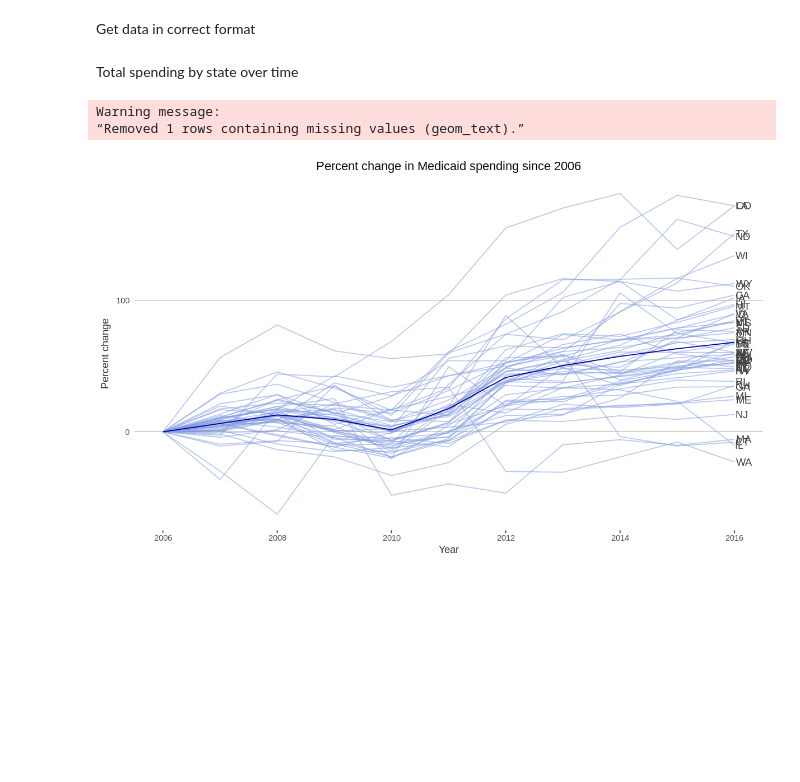
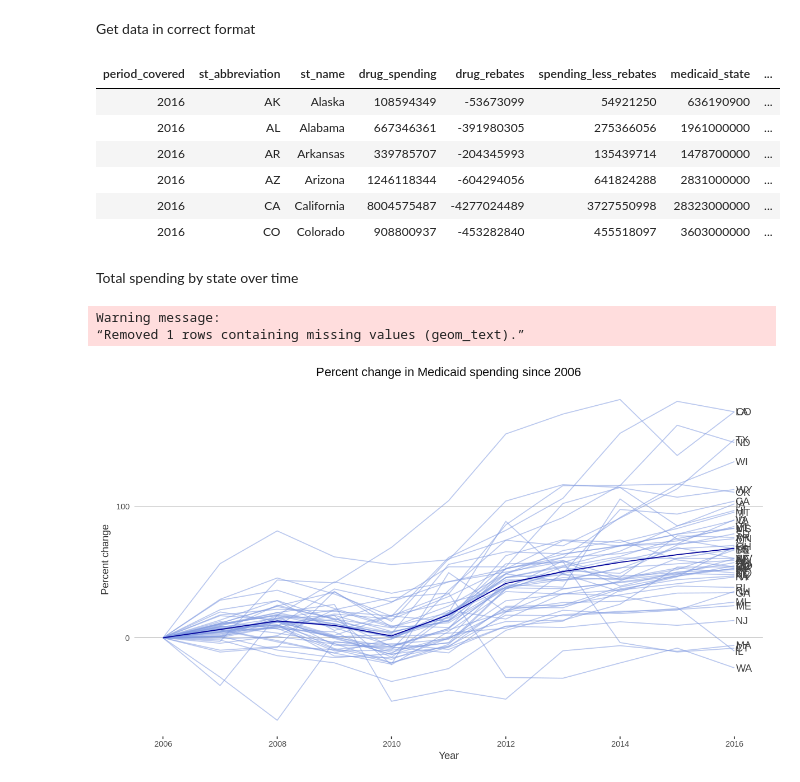
Before and after one commit to PublicI/medicaid-graphic, a Jupyter notebook: graphic.ipynb, the cells around one changed output. Saved outputs shown, nothing was run; the diff lists cells and outputs as text; code cells hidden in the pictures; blank space fills up the shorter version.

```diff
--- a/graphic.ipynb
+++ b/graphic.ipynb
@@ -28,6 +18,19 @@ df$all_spending_federal = df$all_spending_federal %>% sub('\\$','',.) %>% gsub('
 df$all_spending_total = df$all_spending_total %>% sub('\\$','',.) %>% gsub('\\,','',.) %>% as.numeric(.)
 df$drugs_as_share_of_medicaid = df$drugs_as_share_of_medicaid %>% sub('\\%','',.) %>% as.character(.) %>% as.numeric(.)
 df$medicaid_as_share_of_all_spending = df$medicaid_as_share_of_all_spending %>% sub('\\%','',.) %>% as.character(.) %>% as.numeric(.)
+# %%
+df$medicaid_percent_total = (df$medicaid_total / df$all_spending_tota) * 100 %>% round(., digits = 2)
+df$medicaid_percent_state = (df$medicaid_state / df$all_spending_state) * 100 %>% round(., digits = 2)
+# %%
+head(df)
+# %% [output]
+| period_covered | st_abbreviation | st_name | drug_spending | drug_rebates | spending_less_rebates | medicaid_state | ... |
+| 2016 | AK | Alaska | 108594349 | -53673099 | 54921250 | 636190900 | ... |
+| 2016 | AL | Alabama | 667346361 | -391980305 | 275366056 | 1961000000 | ... |
+| 2016 | AR | Arkansas | 339785707 | -204345993 | 135439714 | 1478700000 | ... |
+| 2016 | AZ | Arizona | 1246118344 | -604294056 | 641824288 | 2831000000 | ... |
+| 2016 | CA | California | 8004575487 | -4277024489 | 3727550998 | 28323000000 | ... |
+| 2016 | CO | Colorado | 908800937 | -453282840 | 455518097 | 3603000000 | ... |
 # %%
 options(repr.plot.width = 10, repr.plot.height = 6)
 # %% [markdown]
```
Also changed, not shown: parts of 1 cell of this notebook, 24 other files.
